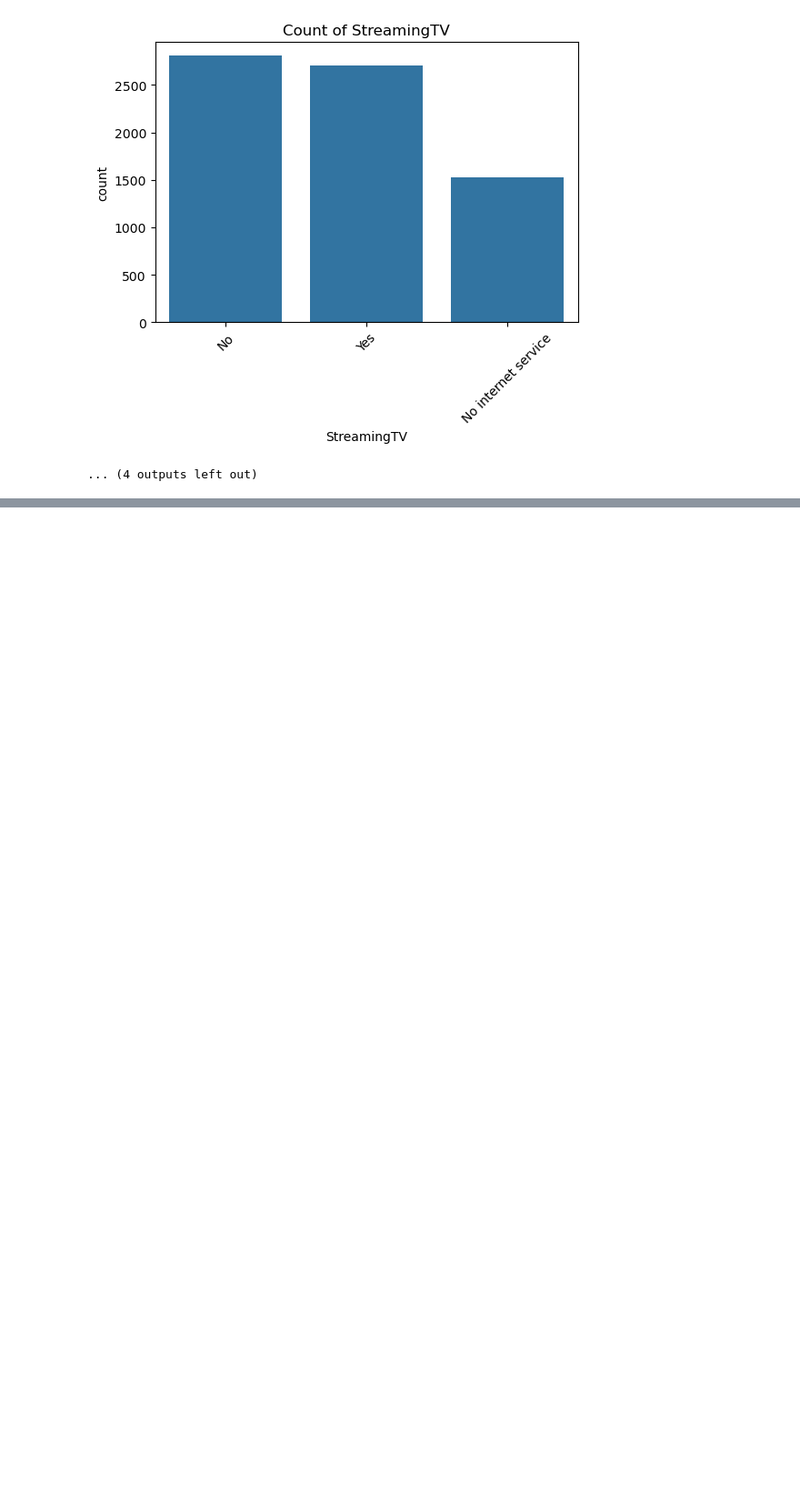
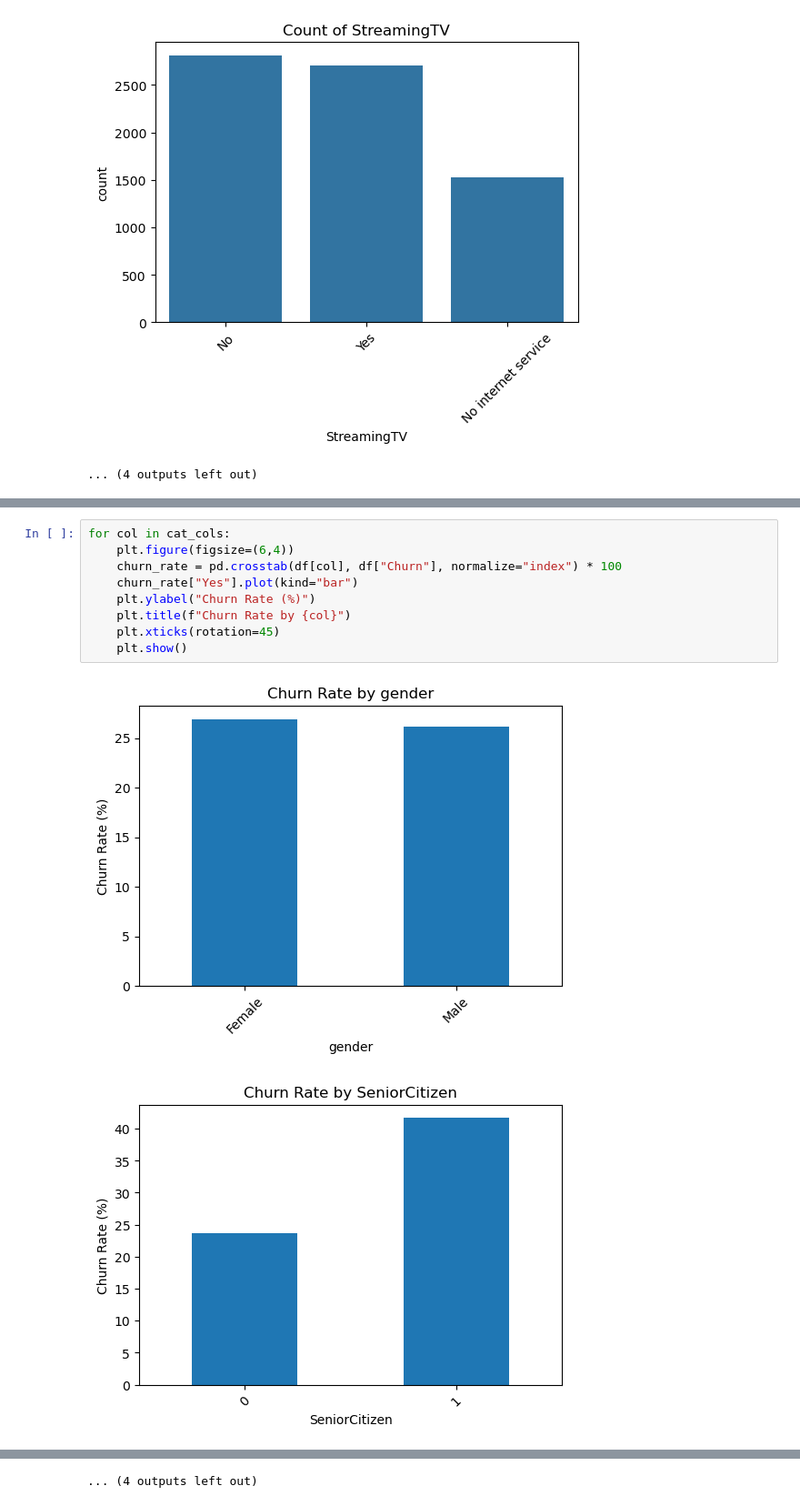
Before and after one commit to sarvesh0427/customer-churn-prediction, a Jupyter notebook: notebook/1_EDA.ipynb, the cells around one changed output, grey strips where cells are left out. Shown at 91% size. Cells and saved outputs as stored; diff of their text form; blank space fills up the shorter version.

```diff
--- a/notebook/1_EDA.ipynb
+++ b/notebook/1_EDA.ipynb
@@ -183,0 +200,12 @@ for col in cat_cols:
+# %%
+for col in cat_cols:
+    plt.figure(figsize=(6,4))
+    churn_rate = pd.crosstab(df[col], df["Churn"], normalize="index") * 100
+    churn_rate["Yes"].plot(kind="bar")
+    plt.ylabel("Churn Rate (%)")
+    plt.title(f"Churn Rate by {col}")
+    plt.xticks(rotation=45)
+    plt.show()
+# %% [output]
+[figure, added]
+[figure, added]
@@ -183,0 +222 @@ for col in cat_cols:
+... (4 outputs left out)
```
Also changed, not shown: parts of 9 cells of this notebook.
